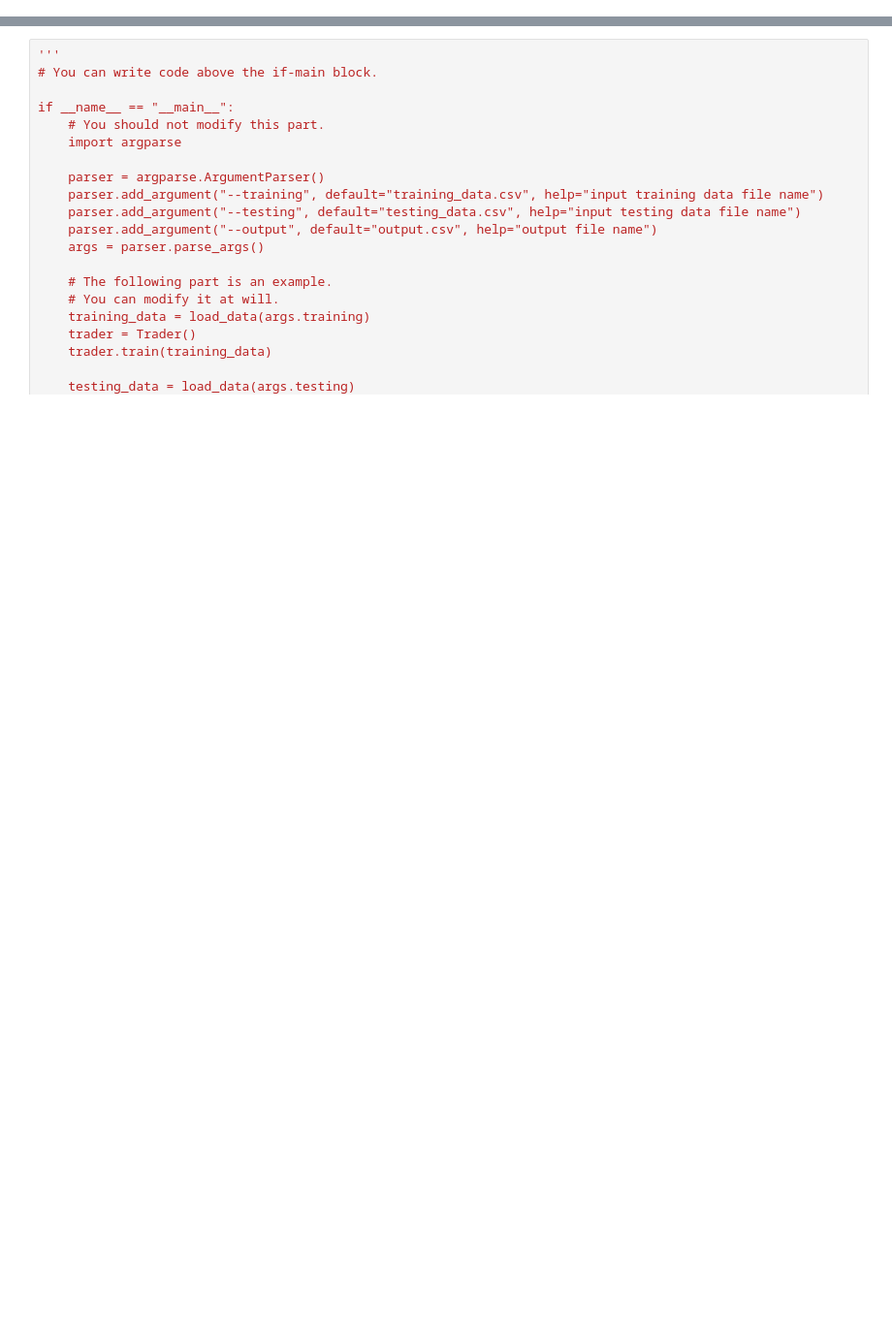
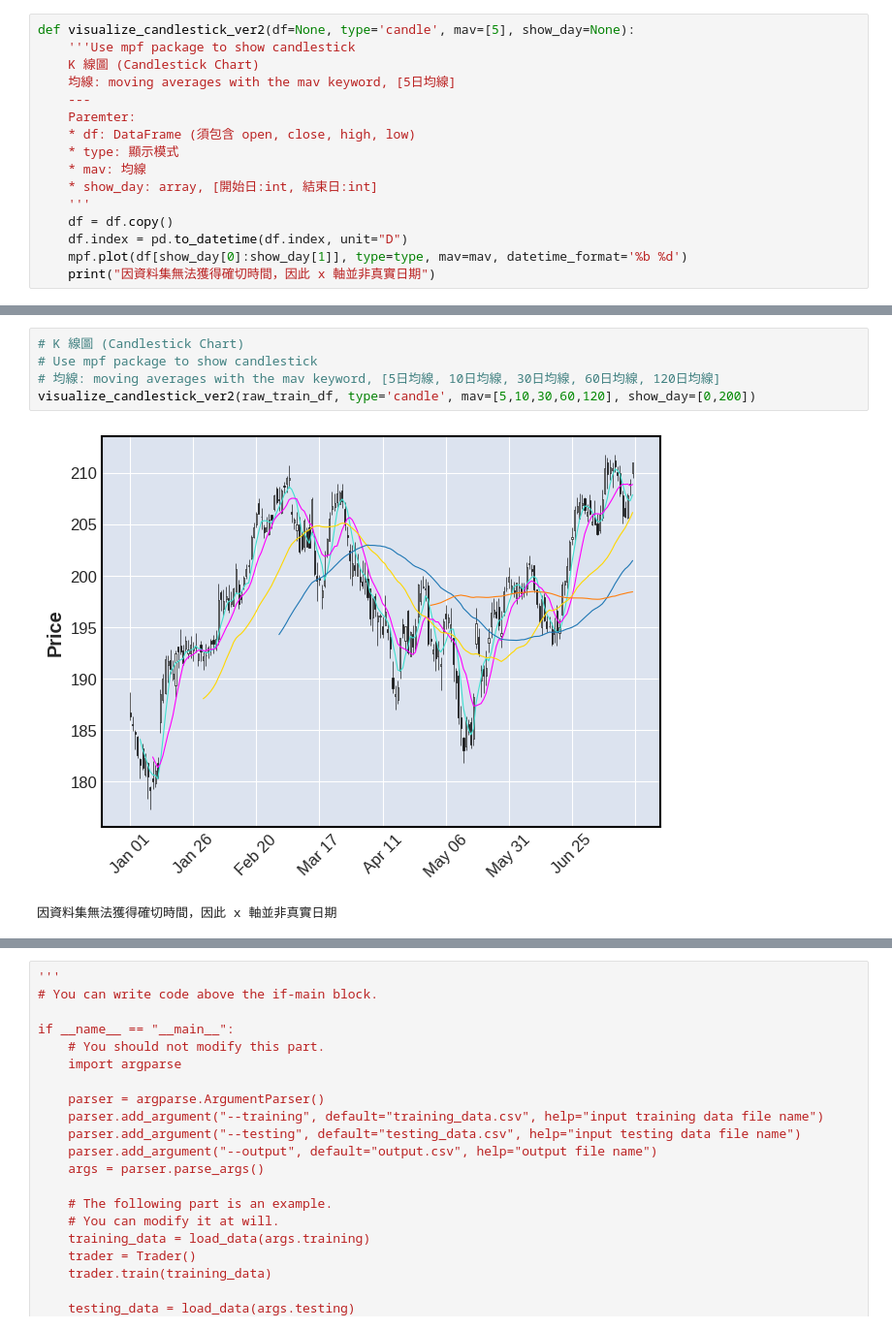
Before and after one commit to kuihao/DSAI-HW2-2022, a Jupyter notebook: app_jyputer.ipynb, the cells around one changed output, grey strips where cells are left out. Shown at 97% size. Cells and saved outputs as stored; diff of their text form; blank space fills up the shorter version.

```diff
--- a/app_jyputer.ipynb
+++ b/app_jyputer.ipynb
@@ -3,0 +82,16 @@ import numpy as np
+# %%
+def visualize_candlestick_ver2(df=None, type='candle', mav=[5], show_day=None):
+    '''Use mpf package to show candlestick
+    K 線圖 (Candlestick Chart)
+    均線: moving averages with the mav keyword, [5日均線]
+    ---
+    Paremter:
+    * df: DataFrame (須包含 open, close, high, low)
+    * type: 顯示模式
+    * mav: 均線
+    * show_day: array, [開始日:int, 結束日:int]
+    '''
+    df = df.copy()
+    df.index = pd.to_datetime(df.index, unit="D")
+    mpf.plot(df[show_day[0]:show_day[1]], type=type, mav=mav, datetime_format='%b %d')
+    print("因資料集無法獲得確切時間，因此 x 軸並非真實日期")
@@ -44,0 +136,8 @@ raw_test_df
+# %%
+# K 線圖 (Candlestick Chart)
+# Use mpf package to show candlestick
+# 均線: moving averages with the mav keyword, [5日均線, 10日均線, 30日均線, 60日均線, 120日均線]
+visualize_candlestick_ver2(raw_train_df, type='candle', mav=[5,10,30,60,120], show_day=[0,200])
+# %% [output]
+[figure, added]
+因資料集無法獲得確切時間，因此 x 軸並非真實日期
```
Also changed, not shown: parts of 35 cells of this notebook.
